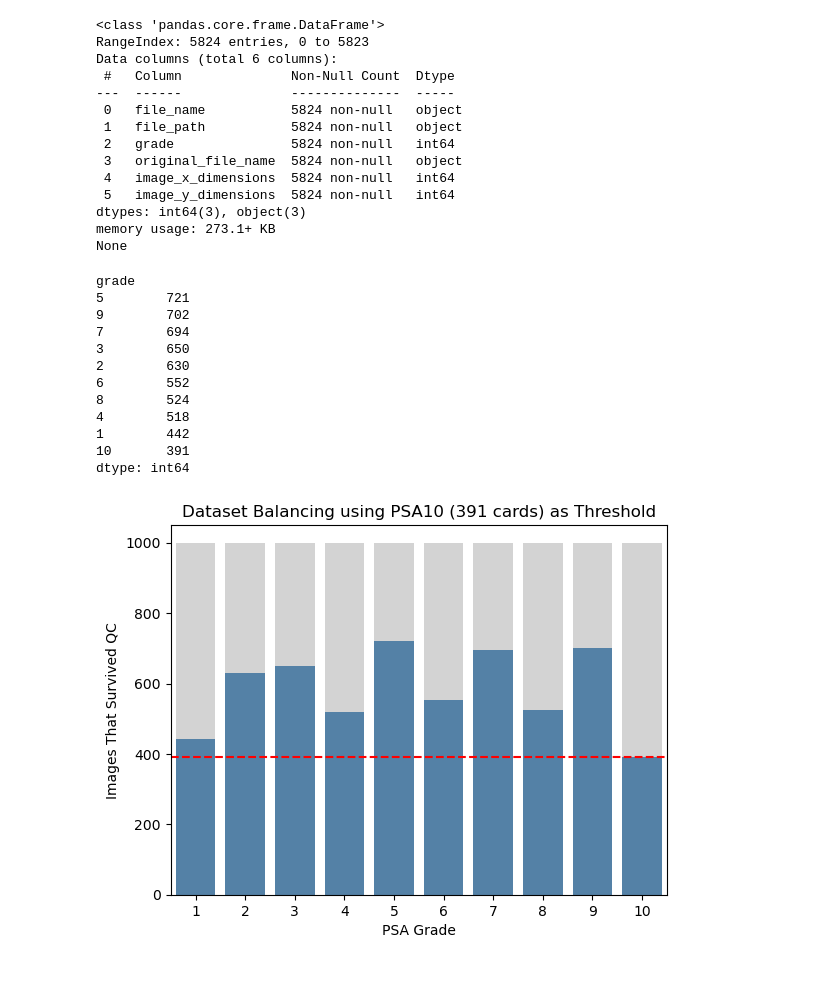
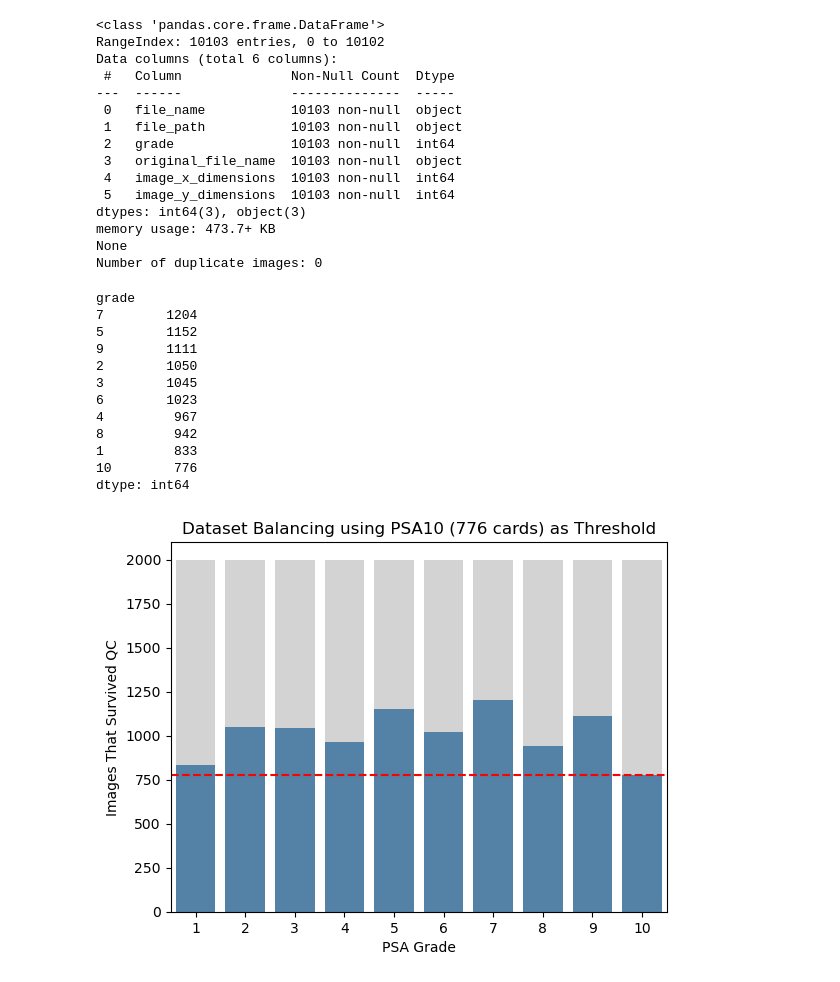
Before and after one commit to BrianMillerS/trading_card_grading_capstone, a Jupyter notebook: collectors_initial_eda_3k_subset_1_cropped_verified.ipynb, the cells around one changed output. Saved outputs shown, nothing was run; the diff lists cells and outputs as text; code cells hidden in the pictures.

Commit message:
altered training script for data 2

```diff
--- a/collectors_initial_eda_3k_subset_1_cropped_verified.ipynb
+++ b/collectors_initial_eda_3k_subset_1_cropped_verified.ipynb
@@ -13,7 +13,7 @@ pd.set_option('display.width', 1000)
 ##  DEFINE FOLDER THAT HAS IMAGES  ##
 
 # subset the metadata to just the files in a specific folder
-folder_path = "/Users/brianmiller/Desktop/trading_card_data/verified_data/cropped_data/"
+folder_path = "/Users/brianmiller/Desktop/trading_card_data/verified_data/cropped_QCpass_data_2"
 # %%
 ##  GET SIZE METADATA ABOUT THE IMAGES  ##
 
@@ -44,21 +44,27 @@ for file in os.listdir(folder_path):
 metadata_df = pd.DataFrame(metadata_list, columns=["file_name", "file_path", "grade", "original_file_name", "image_x_dimensions", "image_y_dimensions"])
 
 print(metadata_df.info())
+
+# check for if any images are in the dataset twice
+duplicates_count = metadata_df['file_name'].duplicated().sum()
+
+print("\nNumber of duplicate images:", duplicates_count)
 # %% [output]
 <class 'pandas.core.frame.DataFrame'>
-RangeIndex: 5824 entries, 0 to 5823
+RangeIndex: 10103 entries, 0 to 10102
 Data columns (total 6 columns):
  #   Column              Non-Null Count  Dtype
 ---  ------              --------------  -----
- 0   file_name           5824 non-null   object
- 1   file_path           5824 non-null   object
- 2   grade               5824 non-null   int64
- 3   original_file_name  5824 non-null   object
- 4   image_x_dimensions  5824 non-null   int64
- 5   image_y_dimensions  5824 non-null   int64
+ 0   file_name           10103 non-null  object
+ 1   file_path           10103 non-null  object
+ 2   grade               10103 non-null  int64
+ 3   original_file_name  10103 non-null  object
+ 4   image_x_dimensions  10103 non-null  int64
+ 5   image_y_dimensions  10103 non-null  int64
 dtypes: int64(3), object(3)
-memory usage: 273.1+ KB
+memory usage: 473.7+ KB
 None
+Number of duplicate images: 0
 # %%
 ##  VISUALIZE DATASET BALANCING  ##
 
@@ -66,45 +72,45 @@ None
 # this will be used as the new number of cards for every grade
 min_card_freq = metadata_df[["grade"]].value_counts().min()
 
 # display the number of cards per grade
 print(metadata_df[["grade"]].value_counts())
 
 import seaborn as sns
 import matplotlib.pyplot as plt
 
 # Create a DataFrame for the background bar
-background_data = pd.DataFrame({'grade': metadata_df['grade'], 'count': 1000})
+background_data = pd.DataFrame({'grade': metadata_df['grade'], 'count': 2000})
 
 # Plot the background bar
 sns.barplot(x='grade', y='count', data=background_data, color='lightgray')
 
 # Plot the count of images that survived QC
 sns.countplot(x='grade', data=metadata_df, color='steelblue', order=sorted(metadata_df['grade'].unique(), reverse=False))
 
 # Set the plot title and axis labels
 plt.title('Dataset Balancing using PSA10 ({} cards) as Threshold'.format(min_card_freq))
 plt.xlabel('PSA Grade')
 plt.ylabel('Images That Survived QC')
 
 # Add a horizontal line at the specific value
 plt.axhline(y=min_card_freq, color='red', linestyle='--')
 
 # Display the plot
 plt.show()
 # %% [output]
 grade
-5        721
-9        702
-7        694
-3        650
-2        630
-6        552
-8        524
-4        518
-1        442
-10       391
+7        1204
+5        1152
+9        1111
+2        1050
+3        1045
+6        1023
+4         967
+8         942
+1         833
+10        776
 dtype: int64
-[figure, old version]
+[figure, new version]
 # %%
 ##  SAMPLING THE DATASET TO STANDARDIZE THE OUTCOME SIZES  ##
 
```
Also changed, not shown: parts of 4 cells of this notebook, 5 other files.
